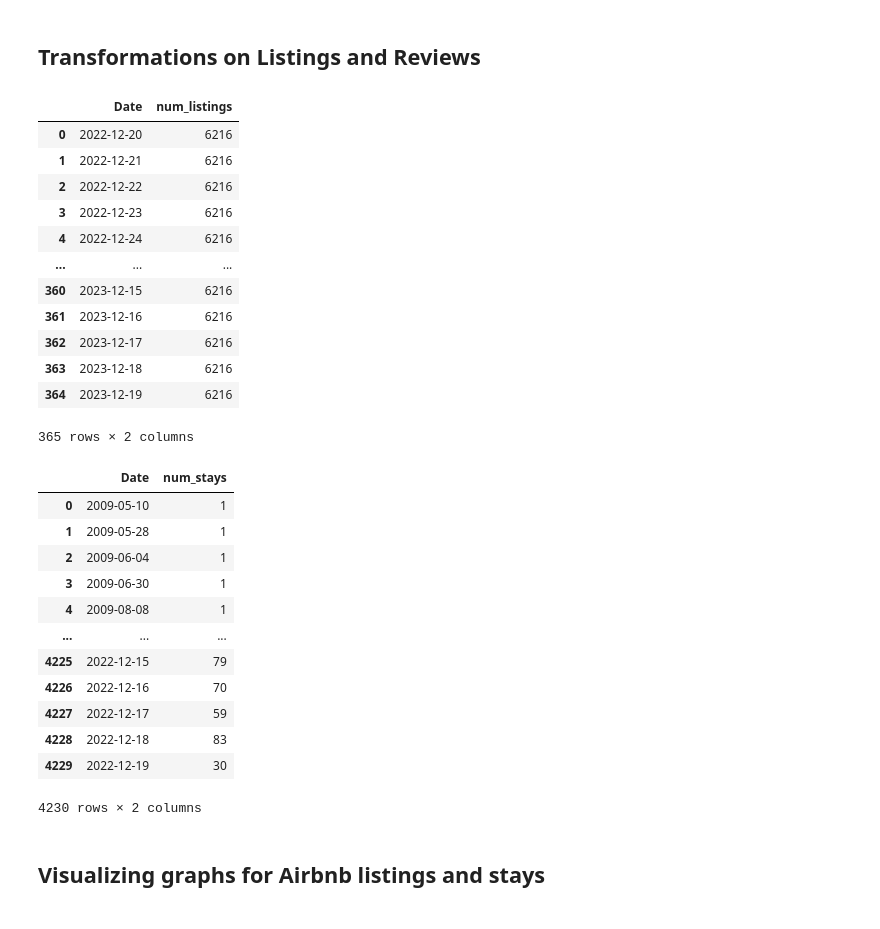
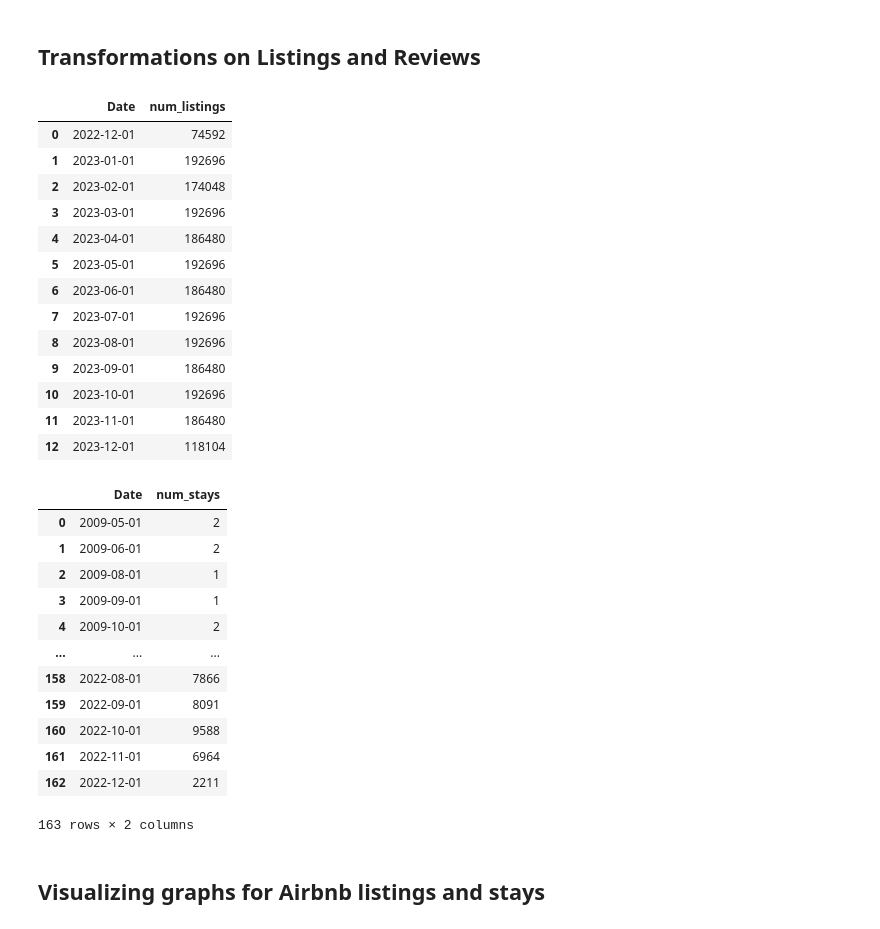
Before and after one commit to hdavis-sandiego/ADS508-Final, a Jupyter notebook: notebooks/02_data_scrub/iac_transforms.ipynb, the cells around one changed output. Saved outputs shown, nothing was run; the diff lists cells and outputs as text; code cells hidden in the pictures.

Commit message:
edited dates to drop day info

```diff
--- a/notebooks/02_data_scrub/iac_transforms.ipynb
+++ b/notebooks/02_data_scrub/iac_transforms.ipynb
@@ -44,26 +44,29 @@ calendar_grouped = calendar_grouped.rename(columns = {0:'num_listings'})
 review_grouped = review_grouped.reset_index()
 review_grouped = review_grouped.rename(columns = {0:'num_stays'})
 # %%
+calendar_df['Date'] = pd.to_datetime(calendar_df['Date']).apply(lambda x: x.replace(day=1))
 calendar_grouped2 = calendar_df.groupby('Date').size()
 calendar_grouped2 = calendar_grouped2.reset_index()
 calendar_grouped2 = calendar_grouped2.rename(columns = {0:'num_listings'})
 
 calendar_grouped2
 # %% [output]
 |  | Date | num_listings |
-| 0 | 2022-12-20 | 6216 |
-| 1 | 2022-12-21 | 6216 |
-| 2 | 2022-12-22 | 6216 |
-| 3 | 2022-12-23 | 6216 |
-| 4 | 2022-12-24 | 6216 |
-| ... | ... | ... |
-| 360 | 2023-12-15 | 6216 |
-| 361 | 2023-12-16 | 6216 |
-| 362 | 2023-12-17 | 6216 |
-| 363 | 2023-12-18 | 6216 |
-| 364 | 2023-12-19 | 6216 |
+| 0 | 2022-12-01 | 74592 |
+| 1 | 2023-01-01 | 192696 |
+| 2 | 2023-02-01 | 174048 |
+| 3 | 2023-03-01 | 192696 |
+| 4 | 2023-04-01 | 186480 |
+| 5 | 2023-05-01 | 192696 |
+| 6 | 2023-06-01 | 186480 |
+| 7 | 2023-07-01 | 192696 |
+| 8 | 2023-08-01 | 192696 |
+| 9 | 2023-09-01 | 186480 |
+| 10 | 2023-10-01 | 192696 |
+| 11 | 2023-11-01 | 186480 |
+| 12 | 2023-12-01 | 118104 |
-365 rows × 2 columns
 # %%
+reviews_df['Date'] = pd.to_datetime(reviews_df['Date']).apply(lambda x: x.replace(day=1))
 review_grouped2 = reviews_df.groupby('Date').size()
 review_grouped2 = review_grouped2.reset_index()
 review_grouped2 = review_grouped2.rename(columns = {0:'num_stays'})
@@ -71,18 +74,18 @@ review_grouped2 = review_grouped2.rename(columns = {0:'num_stays'})
 review_grouped2
 # %% [output]
 |  | Date | num_stays |
-| 0 | 2009-05-10 | 1 |
-| 1 | 2009-05-28 | 1 |
-| 2 | 2009-06-04 | 1 |
-| 3 | 2009-06-30 | 1 |
-| 4 | 2009-08-08 | 1 |
+| 0 | 2009-05-01 | 2 |
+| 1 | 2009-06-01 | 2 |
+| 2 | 2009-08-01 | 1 |
+| 3 | 2009-09-01 | 1 |
+| 4 | 2009-10-01 | 2 |
 | ... | ... | ... |
-| 4225 | 2022-12-15 | 79 |
-| 4226 | 2022-12-16 | 70 |
-| 4227 | 2022-12-17 | 59 |
-| 4228 | 2022-12-18 | 83 |
-| 4229 | 2022-12-19 | 30 |
+| 158 | 2022-08-01 | 7866 |
+| 159 | 2022-09-01 | 8091 |
+| 160 | 2022-10-01 | 9588 |
+| 161 | 2022-11-01 | 6964 |
+| 162 | 2022-12-01 | 2211 |
-4230 rows × 2 columns
+163 rows × 2 columns
 # %% [markdown]
 ## Visualizing graphs for Airbnb listings and stays
 # %%
```
Also changed, not shown: 1 other file.
